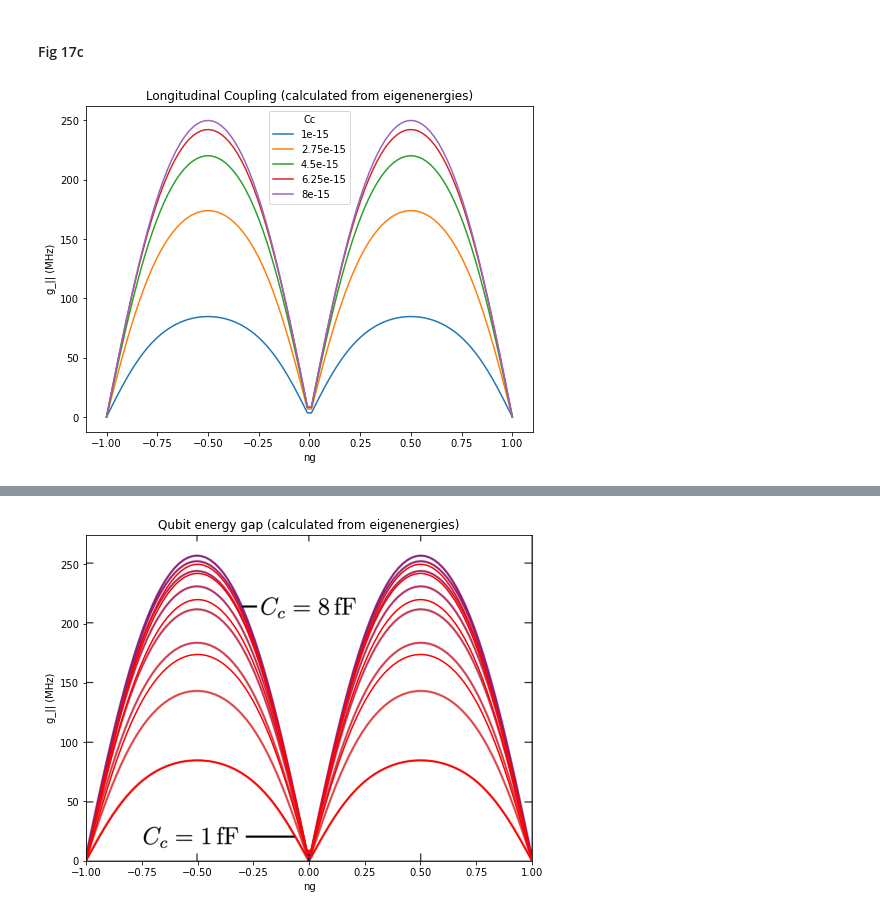
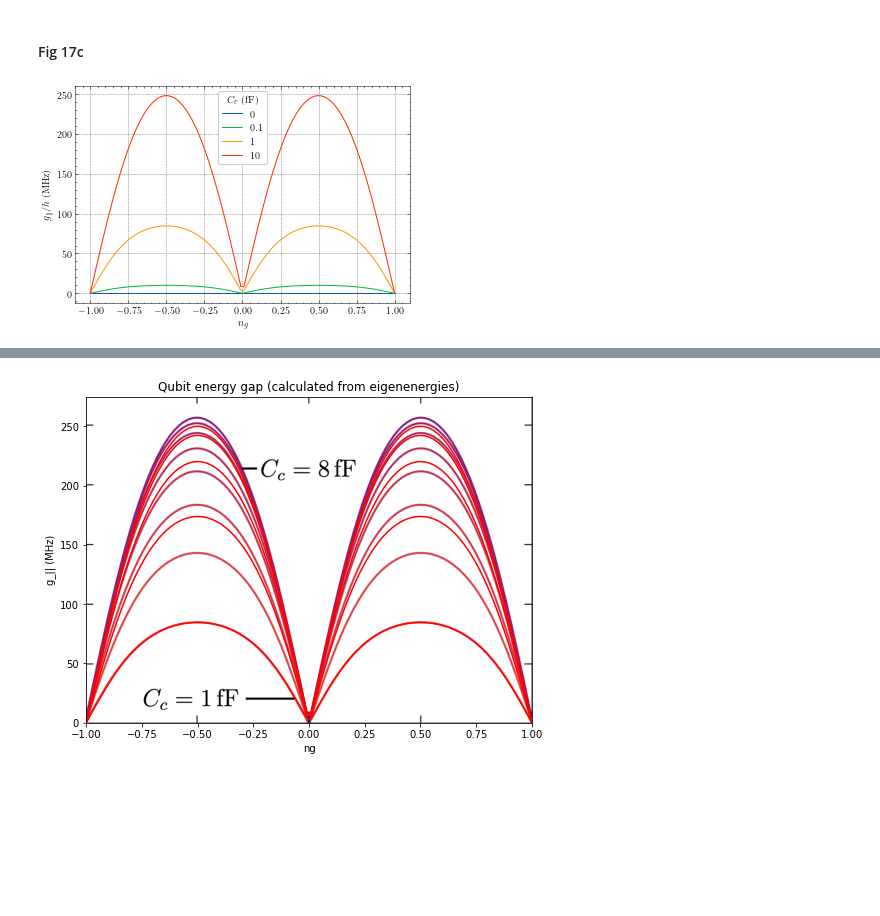
Before and after one commit to Dan5762/Transmon-Project, a Jupyter notebook: CM - Qubit Resonator.ipynb, the cells around one changed output, grey strips where cells are left out. Drawn from its saved outputs; the diff is of its cells as text; code cells hidden in the pictures; blank space fills up the shorter version.

Commit message:
generated neat figures

```diff
--- a/CM - Qubit Resonator.ipynb
+++ b/CM - Qubit Resonator.ipynb
@@ -33,6 +33,8 @@ import scipy.sparse as sparse
 import json
 
 from tqdm import tqdm
+
+plt.style.use('science')
 # %% [markdown]
 ## Initialise Constants
 # %%
@@ -649,7 +651,8 @@ plt.show()
 #### Fig 17c
 # %%
 fig_17c_ngs_q = np.linspace(-1, 1, 100)
-fig_17c_Ccs_q = np.linspace(1e-15, 8e-15, 5)
+fig_17c_Ccs_q = [0, 1e-16, 1e-15, 1e-14]
+fig_17c_Ccs_q_plot = ['0', '0.1', '1', '10']
 
 system = SparseSystem(ncut=5, alpha=0.4)
 
@@ -676,15 +679,16 @@ for Cc in fig_17c_Ccs_q:
         fig_17c_results_q[Cc].append(g_parr)
         fig_17c_g_perp_results[Cc].append(g_perp)
 # %%
-plt.figure(figsize=(8,6))
-plt.title('Longitudinal Coupling (calculated from eigenenergies)')
-plt.xlabel('ng')
-plt.ylabel('g_|| (MHz)')
+pparam = dict(xlabel='$n_g$', ylabel='$g_\parallel / h$ (MHz)')
 
-for Cc in fig_17c_results_q.keys():
-    plt.plot(fig_17c_ngs_q, fig_17c_results_q[Cc], label=Cc)
-plt.legend(title='Cc')
-plt.show()
+with plt.style.context(['science', 'grid']):
+    fig, ax = plt.subplots(figsize=(6,4))
+    for idx, Cc in enumerate(fig_17c_results_q.keys()):
+        ax.plot(fig_17c_ngs_q, fig_17c_results_q[Cc], label=fig_17c_Ccs_q_plot[idx])
+    ax.legend(title='$C_c$ (fF)')
+    ax.set(**pparam)
+    fig.savefig('figures/Qubit Resonator/g_parr_wrt_ng_qubit.png', dpi=300)
+    plt.show()
 # %% [output]
-[figure, old version]
+[figure, new version]
 # %%
```
Also changed, not shown: parts of 2 cells of this notebook, 7 other files.
